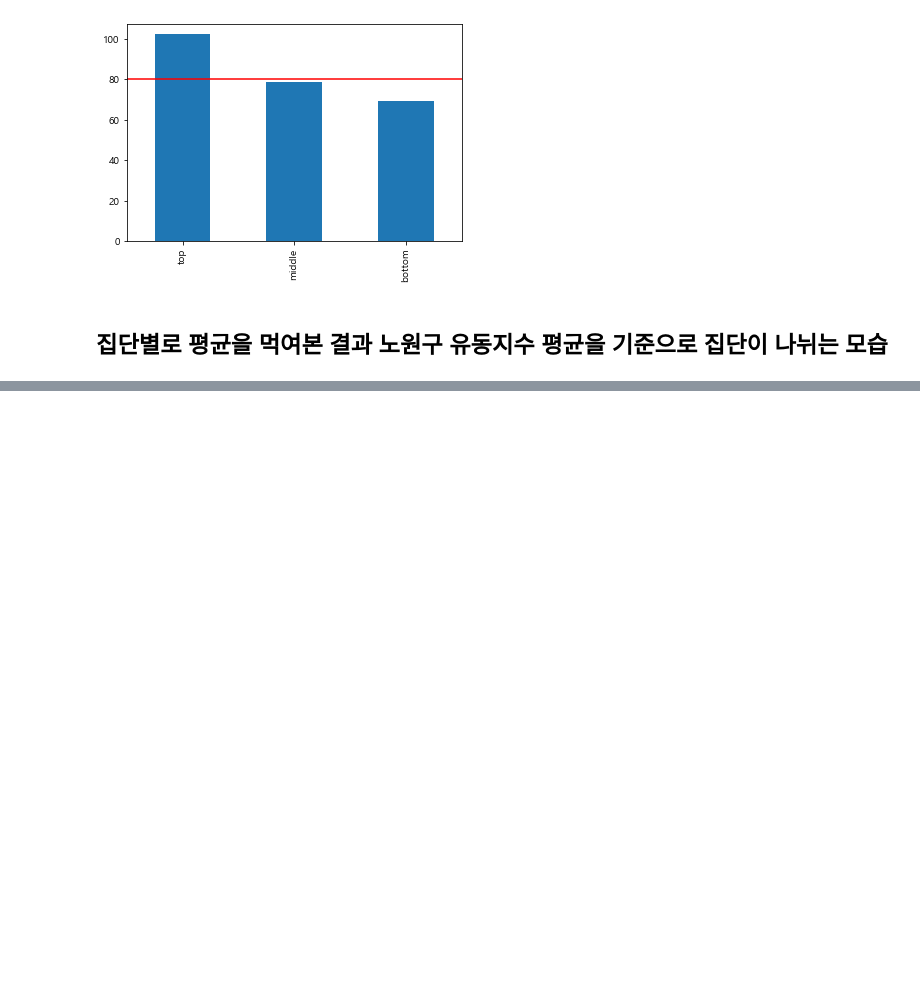
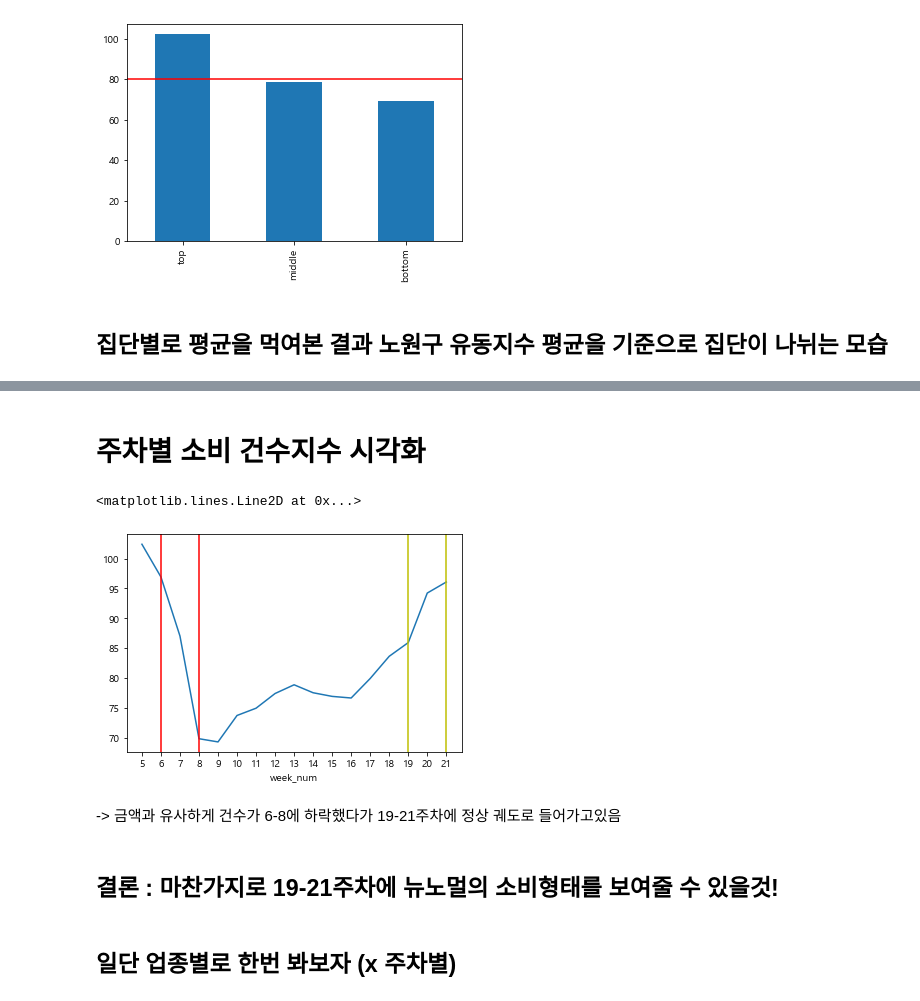
Before and after one commit to SeoroMin/dacon_jejucard, a Jupyter notebook: junhyeok/restart.ipynb, the cells around one changed output, grey strips where cells are left out. Drawn from its saved outputs; the diff is of its cells as text; code cells hidden in the pictures; blank space fills up the shorter version.

```diff
--- a/junhyeok/restart.ipynb
+++ b/junhyeok/restart.ipynb
@@ -670,0 +830,20 @@ plt.axhline(sk_seoul_gu_gap.loc['노원구', 'decrease_ratio'], color='red')
+# %% [markdown]
+# 주차별 소비 건수지수 시각화
+# %%
+consume_week_index['consume_ratio_CNT'].plot()
+plt.xticks(range(5, 22))
+# 주차별 소비금액지수가 급감했다가
+plt.axvline(6,color = 'r')
+plt.axvline(8,color = 'r')
+
+plt.axvline(19, color='y')
+plt.axvline(21, color='y')
+# %% [output]
+<matplotlib.lines.Line2D at 0x...>
+[figure, added]
+# %% [markdown]
+-> 금액과 유사하게 건수가 6-8에 하락했다가 19-21주차에 정상 궤도로 들어가고있음
+# %% [markdown]
+## 결론 : 마찬가지로 19-21주차에 뉴노멀의 소비형태를 보여줄 수 있을것!
+# %% [markdown]
+## 일단 업종별로 한번 봐보자 (x 주차별)
```
Also changed, not shown: parts of 85 cells of this notebook.
